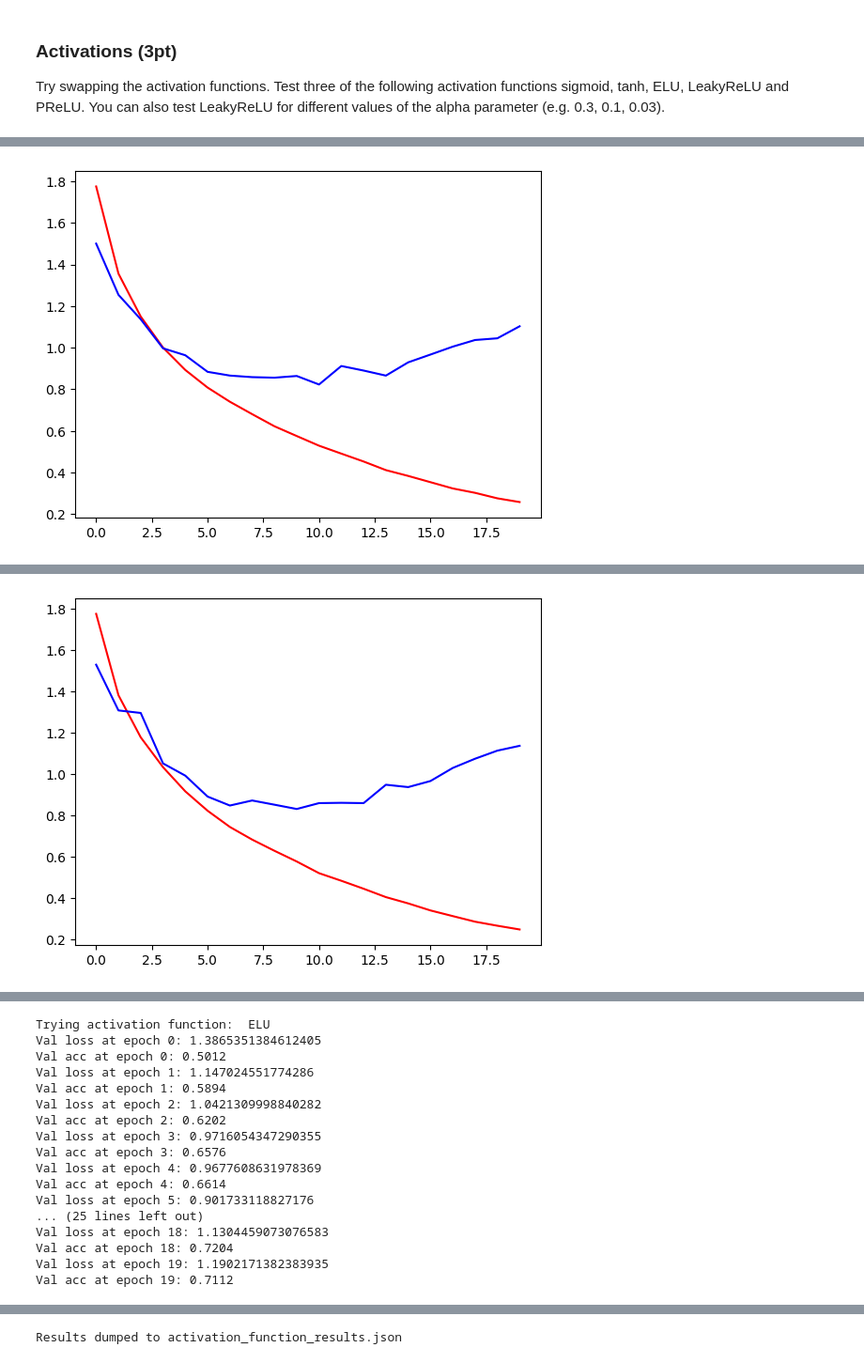
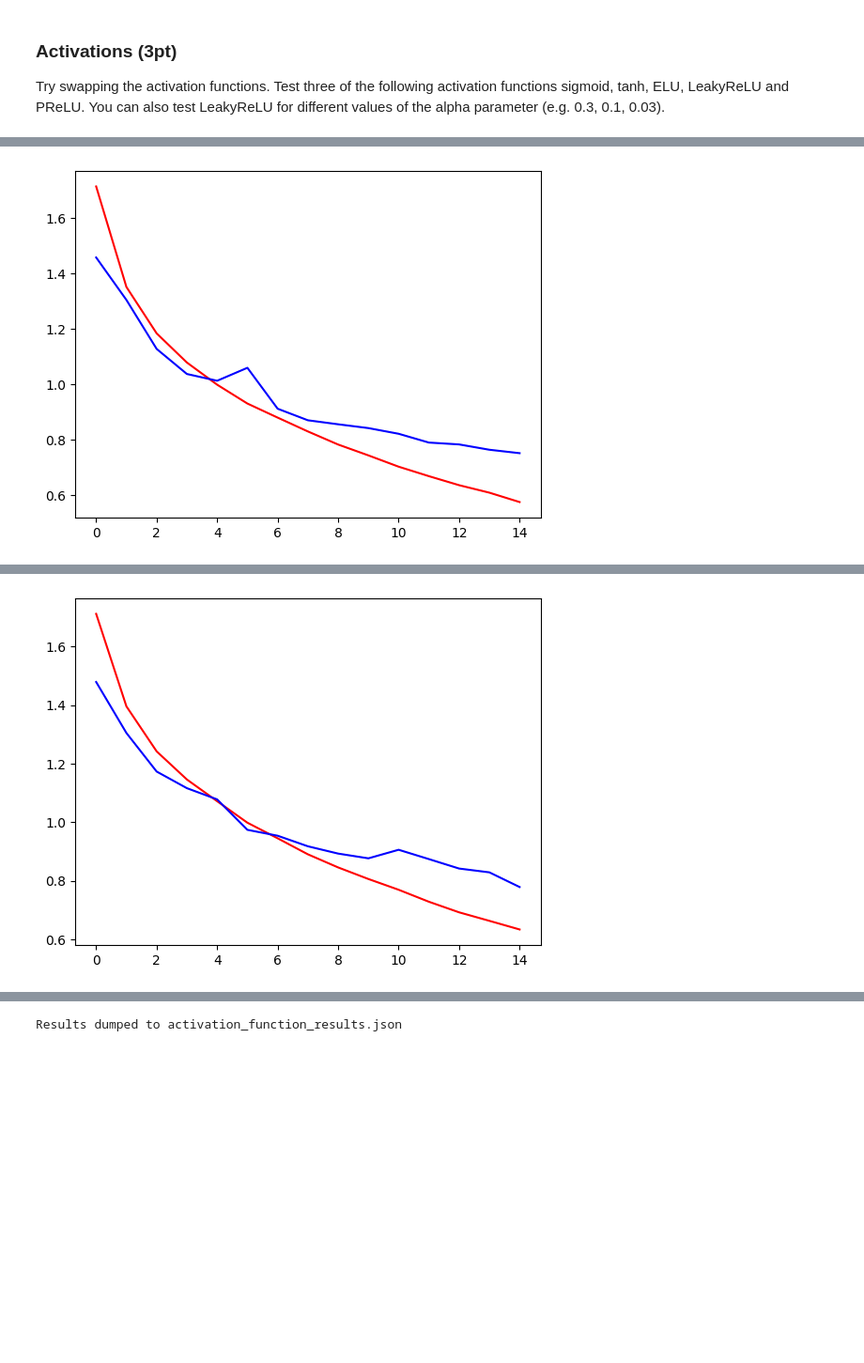
Before and after one commit to tomasbelak24/deeplearning-vision, a Jupyter notebook: hw1/activation_functions.ipynb, the cells around one changed output, grey strips where cells are left out. Shown: that part at 94% size. Saved outputs shown, nothing was run; the diff lists cells and outputs as text; code cells hidden in the pictures; blank space fills up the shorter version.

```diff
--- a/hw1/activation_functions.ipynb
+++ b/hw1/activation_functions.ipynb
@@ -64,17 +64,20 @@ torch.Size([1, 3, 32, 32])
 ... (11 outputs left out)
 # %%
-from torch.nn import Sequential, Linear, ReLU, Softmax, Sigmoid, ELU, LeakyReLU, PReLU, Conv2d, MaxPool2d, Flatten, AdaptiveAvgPool2d
+from torch.nn import Sequential, Linear, ReLU, Softmax, Sigmoid, LeakyReLU, Tanh, Conv2d, MaxPool2d, Flatten, AdaptiveAvgPool2d
 
-def build_model_task2(activation_function = ReLU):
-  # We have three channels on input in shape N x 3 x 32 x 32
+def build_model_task2(num_classes = 10, activation_function = ReLU):
   model = Sequential(
-      Conv2d(3, 32, 3), MaxPool2d(2), activation_function(),
-      Conv2d(32, 64, 3), MaxPool2d(2), activation_function(),
-      Conv2d(64, 128, 3), MaxPool2d(2), activation_function(),
-      AdaptiveAvgPool2d(1),Flatten(),
-      Linear(128, 64), activation_function(),
-      Linear(64, 32), activation_function(),
-      Linear(32, 10))
+        Conv2d(3, 32, 3, padding=1, bias=True), activation_function(),
+        MaxPool2d(2),
+        Conv2d(32, 64, 3, padding=1, bias=True), activation_function(),
+        MaxPool2d(2),
+        Conv2d(64, 128, 3, padding=1, bias=True), activation_function(),
+        MaxPool2d(2),
+
+        AdaptiveAvgPool2d(1),
+        Flatten(),
+        Linear(128, num_classes)
+    )
 
   model_inference = Sequential(model, Softmax(dim=1))
   return model, model_inference
@@ -126,8 +129,8 @@ def one_epoch(model, loss, optimizer, dataloader_train, dataloader_val, verbose=
 
   return np.mean(train_losses), np.mean(val_losses), val_acc
 # %%
-activation_functions = [lambda: LeakyReLU(0.3), lambda: LeakyReLU(0.1), lambda: LeakyReLU(0.03), LeakyReLU, Sigmoid, ELU, PReLU]
-activation_functions_str = ["LeakyReLU(0.3)", "LeakyReLU(0.1)", "LeakyReLU(0.03)", "LeakyReLU", "Sigmoid", "ELU", "PReLU"]
+activation_functions = [lambda: LeakyReLU(0.3), lambda: LeakyReLU(0.1), LeakyReLU, Sigmoid, Tanh]
+activation_functions_str = ["LeakyReLU(0.3)", "LeakyReLU(0.1)", "LeakyReLU(0.01)", "Sigmoid", "Tanh"]
 losses = {act_f: ([], []) for act_f in activation_functions_str}
 accuracies = {act_f: [] for act_f in activation_functions_str}
 
@@ -144,7 +147,7 @@ ce_loss = torch.nn.CrossEntropyLoss().to(device)
 for activation_function, activation_function_str in zip(activation_functions, activation_functions_str):
   print("Trying activation function: ", activation_function_str)
 
-  model, model_inference = build_model_task2(activation_function)
+  model, model_inference = build_model_task2(10, activation_function)
 
   model.to(device)
   model_inference.to(device)
@@ -155,7 +158,7 @@ for activation_function, activation_function_str in zip(activation_functions, ac
   epoch_val_losses = []
   epoch_val_accs = []
 
-  for e in range(20):
+  for e in range(15):
     train_loss, val_loss, val_acc = one_epoch(model, ce_loss, optimizer, dataloader_train, dataloader_val, False)
 
     print("Val loss at epoch {}: {}".format(e, val_loss))
@@ -211 +214 @@ Val acc at epoch 19: 0.7218
-[figure, old version]
+[figure, new version]
@@ -229 +232 @@ Val acc at epoch 19: 0.7106
-[figure, old version]
+[figure, new version]
@@ -266,17 +268,0 @@ Val acc at epoch 19: 0.5544
-Trying activation function:  ELU
-Val loss at epoch 0: 1.3865351384612405
-Val acc at epoch 0: 0.5012
-Val loss at epoch 1: 1.147024551774286
-Val acc at epoch 1: 0.5894
-Val loss at epoch 2: 1.0421309998840282
-Val acc at epoch 2: 0.6202
-Val loss at epoch 3: 0.9716054347290355
-Val acc at epoch 3: 0.6576
-Val loss at epoch 4: 0.9677608631978369
-Val acc at epoch 4: 0.6614
-Val loss at epoch 5: 0.901733118827176
-... (25 lines left out)
-Val loss at epoch 18: 1.1304459073076583
-Val acc at epoch 18: 0.7204
-Val loss at epoch 19: 1.1902171382383935
-Val acc at epoch 19: 0.7112
```
Also changed, not shown: parts of 8 cells of this notebook.
